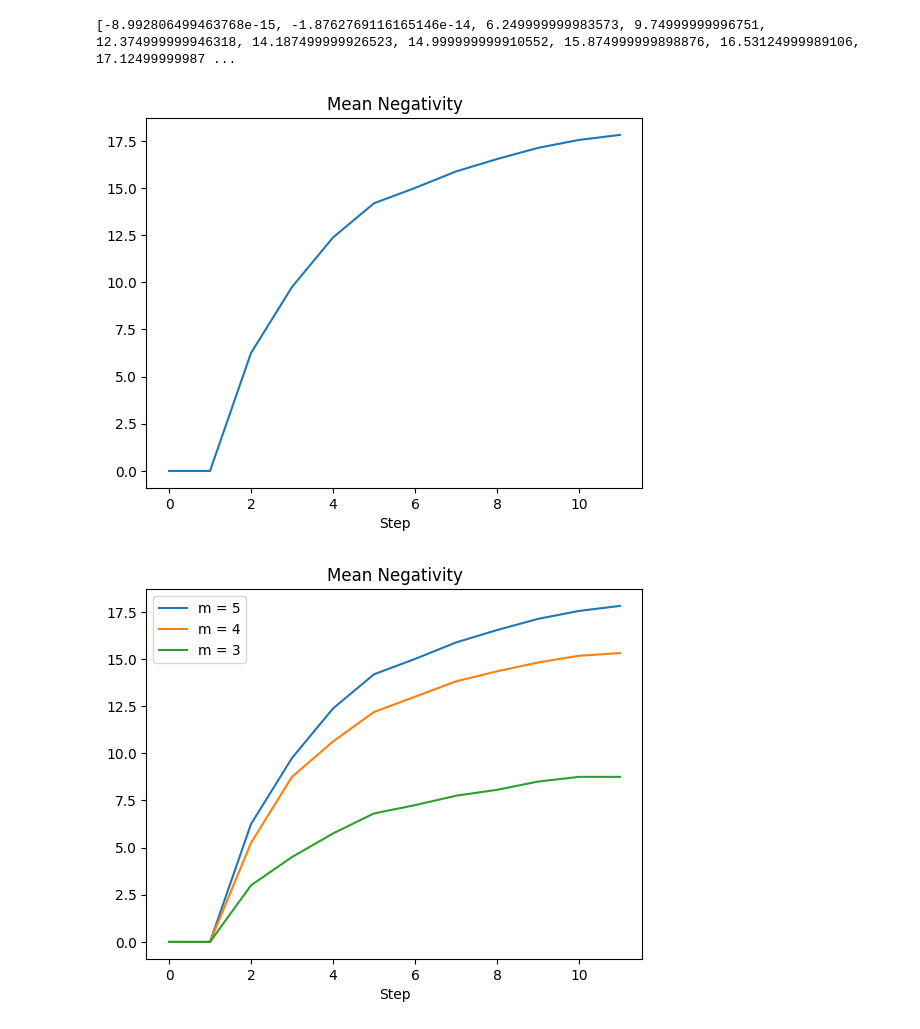
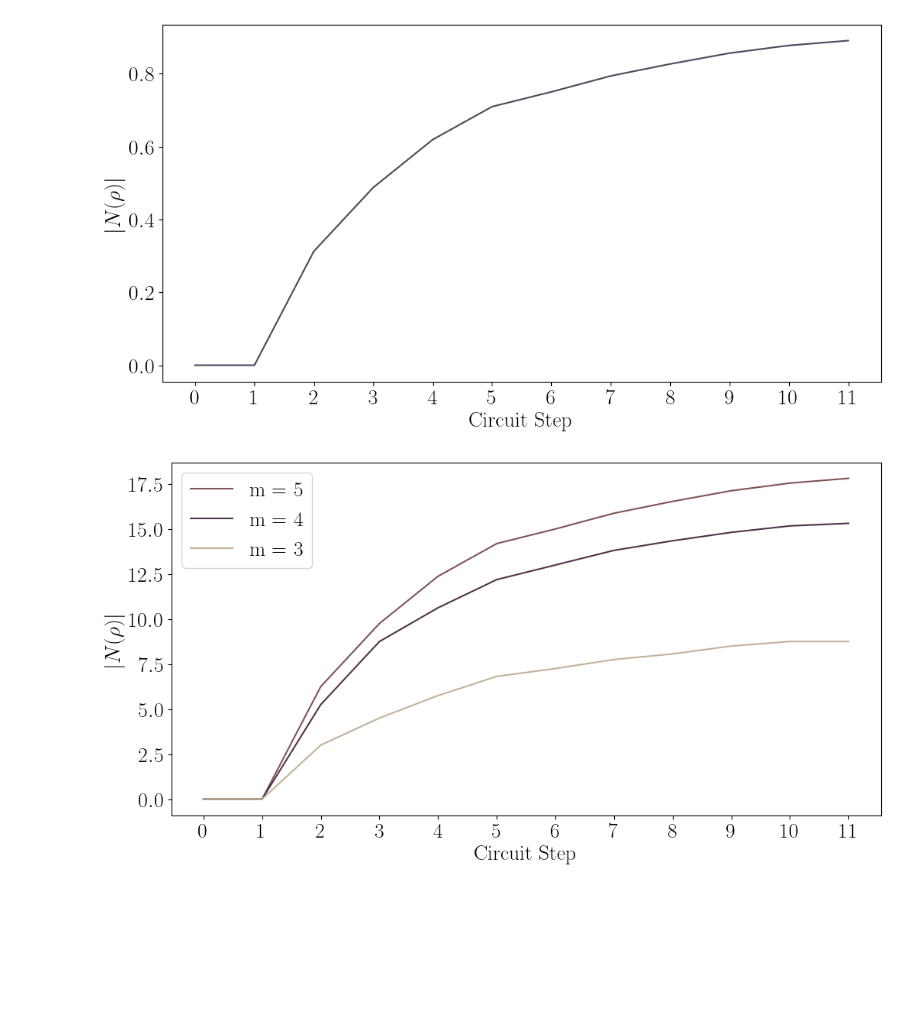
Before and after one commit to gjuls/shor_algorithm, a Jupyter notebook: shor_ent_partitions.ipynb, the cells around one changed output. Drawn from its saved outputs; the diff is of its cells as text; code cells hidden in the pictures; blank space fills up the shorter version.

```diff
--- a/shor_ent_partitions.ipynb
+++ b/shor_ent_partitions.ipynb
@@ -132,24 +123,15 @@ freq = 540  # Hz
 # %%
-#INDICATE HOW MANY SIMULATIONS
 runs = 20
-#INDICATE DIMENSION OF
-#PARTITION TO CONSIDER
-partition = 3
-#SET PARAMETERS
-#co-prime numbers
+partition = 4
 y = 4
 N = 21
-#number of rhos to consider +1!
-rho_step = 12
-#somma = [0]*int(rho_step)
 
-import time
-start_time = time.time()
+rho_step = 12                #number of rhos to consider +1!
+somma = np.zeros(rho_step)
 
 n = math.ceil(math.log(N,2))
 
 for j in range(runs):
-    winsound.Beep(freq, duration)
 
     qubit = random.sample(range(0, 2*n), partition)
     print(qubit)
@@ -159,7 +141,6 @@ for j in range(runs):
     t_qc = transpile(circuit, aer_sim)
     qobj = assemble(t_qc)
     results = aer_sim.run(qobj, shots = 1).result()
-
     counts = results.get_counts()
 
     labels = []
@@ -186,6 +167,4 @@ for j in range(runs):
     qobj = 0
 
 j += 1
-
-print("--- %s seconds ---" % (time.time() - start_time))
 # %% [output]
@@ -210,29 +175,51 @@ KeyboardInterrupt:
 # %%
-media = []
-for i in range(len(somma)):
-    media.append(-somma[i]/2)
+import matplotlib.pyplot as plt
+plt.rc('figure', figsize=(12, 6))
+params = {'text.usetex' : True, 'font.size' : 20, 'font.family' : 'serif'}
+plt.rcParams.update(params)
 
-plt.xlabel('Step')
-plt.title('Mean Negativity')
-plt.plot(media)
-plt.savefig('neg.pdf', format = 'pdf')
-print(media)
+reps = 20
+media = [-8.992806499463768e-15, -1.8762769116165146e-14, 6.249999999983573, 9.74999999996751, 12.374999999946318, 14.187499999926523, 14.999999999910552, 15.874999999898876, 16.53124999989106, 17.12499999987014, 17.546874999857998, 17.812499999845123]
+xs = []
+#media = []
+#for i in range(len(somma)):
+#    media.append(-somma[i]/2)
+
+for i in range(len(media)):
+    media[i] = media[i]/reps
+    xs.append(i)
+
+plt.xticks(xs)
+plt.xlabel('Circuit Step')
+plt.ylabel(r"$|N(\rho)|$")
+plt.plot(media, color = '#4C495A')
+plt.savefig('shor_ent_partitions4.pdf', format = 'pdf')
 # %% [output]
-[-8.992806499463768e-15, -1.8762769116165146e-14, 6.249999999983573, 9.74999999996751, 12.374999999946318, 14.187499999926523, 14.999999999910552, 15.874999999898876, 16.53124999989106, 17.12499999987 ...
-[figure, old version]
+[figure, new version]
 # %%
-import pandas as pd
-import matplotlib.pyplot as plt
+plt.rc('figure', figsize=(12, 6))
+params = {'text.usetex' : True, 'font.size' : 20, 'font.family' : 'serif'}
+plt.rcParams.update(params)
 import seaborn as sns
 
+
+colors = ['#815355','#523249','#C3B299'  ]
+cmap = plt.get_cmap("twilight")
 df = pd.DataFrame({"media_20shots_N21_y4_size3": [-8.992806499463768e-15, -1.8762769116165146e-14, 6.249999999983573, 9.74999999996751, 12.374999999946318, 14.187499999926523, 14.999999999910552, 15.874999999898876, 16.53124999989106, 17.12499999987014, 17.546874999857998, 17.812499999845123],
                    "media_20shots_N21_y4_size5" : [-7.66053886991358e-15, -1.509903313490213e-14, 5.249999999986203, 8.74999999997014, 10.624999999953683, 12.187499999938273, 12.99999999992287, 13.812499999912593, 14.343749999907985, 14.812499999889386, 15.171874999877737, 15.312499999866038],
                    "media_20shots_N21_y4_size4" : [-3.9968028886505635e-15, -9.2148511043888e-15, 2.999999999992106, 4.499999999985563, 5.749999999974862, 6.812499999964368, 7.24999999995721, 7.7499999999493445, 8.062499999946658, 8.499999999934833, 8.749999999929294, 8.749999999920806]
                   })
-plt.plot(df)
-plt.xlabel('Step')
-plt.title('Mean Negativity')
+x = df.index
+for i, col in enumerate(df.columns):
+    plt.plot(x, df[col], color=colors[i], label=col)
+
+plt.xticks(xs)
+plt.ylabel(r"$|N(\rho)|$")
+plt.xlabel('Circuit Step')
 legend = plt.legend(['m = 5','m = 4', 'm = 3'])
-plt.savefig('neg_size.pdf', format = 'pdf')
+cm = sns.light_palette("green", as_cmap=True)
+s = df.style.background_gradient(cmap=cm)
+
+plt.savefig('shor_ent_partitions_sizes.pdf', format = 'pdf')
 # %% [output]
-[figure, old version]
+[figure, new version]
```
Also changed, not shown: parts of 7 cells of this notebook.
